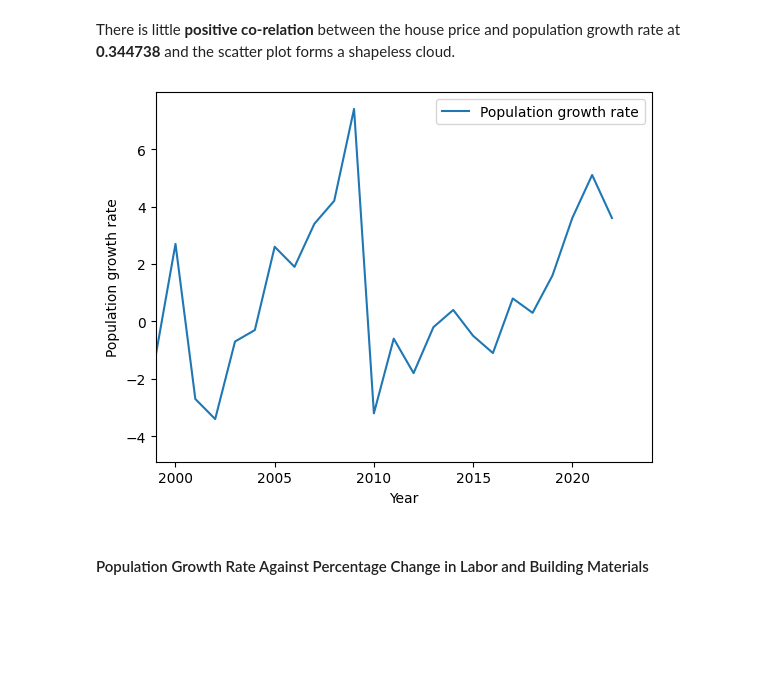
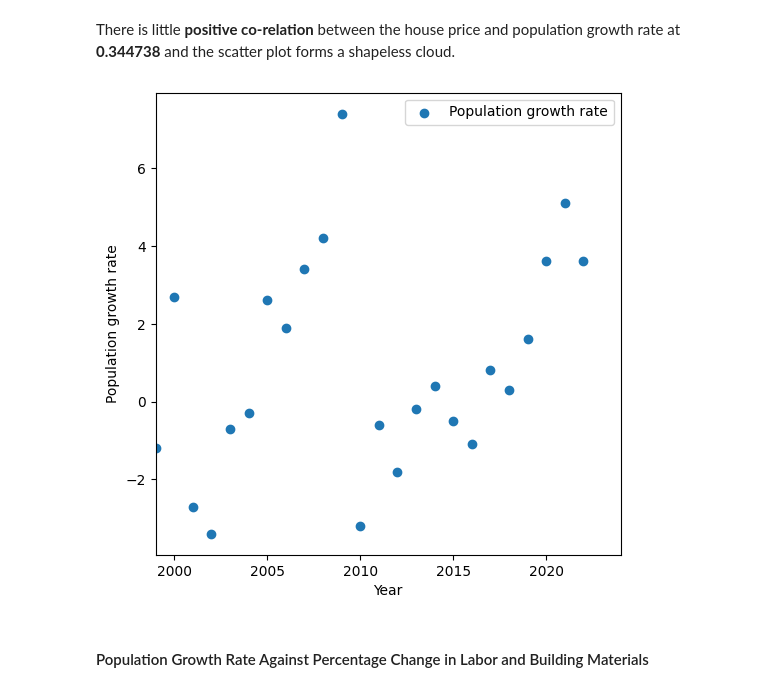
Before and after one commit to Dan-njuguna/usa_house_price_predictor, a Jupyter notebook: housing_prices_usa.ipynb, the cells around one changed output. Cells and saved outputs as stored; diff of their text form; code cells hidden in the pictures; blank space fills up the shorter version.

Commit message:
house prices plotting changes

```diff
--- a/housing_prices_usa.ipynb
+++ b/housing_prices_usa.ipynb
@@ -390,15 +393,15 @@ joint_df[['population_growth', 'house_price_index']].corr()
 # %% [markdown]
 <p>There is little <b>positive co-relation</b> between the house price and population growth rate at <b>0.344738</b> and the scatter plot forms a shapeless cloud.</p>
 # %%
-plt.figure()
-plt.plot(joint_df.year, joint_df.population_growth, label='Population growth rate')
+plt.subplots(figsize=(6, 6))
+plt.scatter(joint_df.year, joint_df.population_growth, label='Population growth rate')
 plt.xlim(1999, 2024)
 plt.xlabel("Year")
 plt.ylabel("Population growth rate")
 plt.legend()
 plt.show()
 # %% [output]
-[figure, old version]
+[figure, new version]
 # %% [markdown]
 <h4>Population Growth Rate Against Percentage Change in Labor and Building Materials</h4>
 # %%
```
Also changed, not shown: parts of 7 cells of this notebook.
